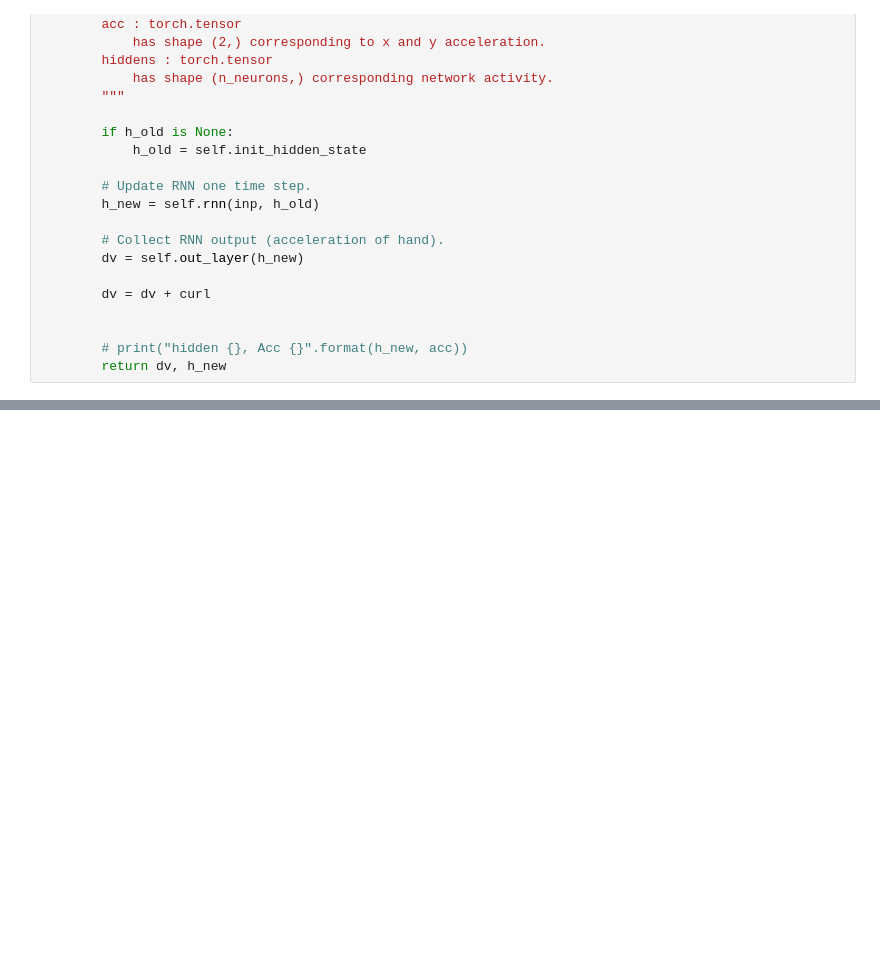
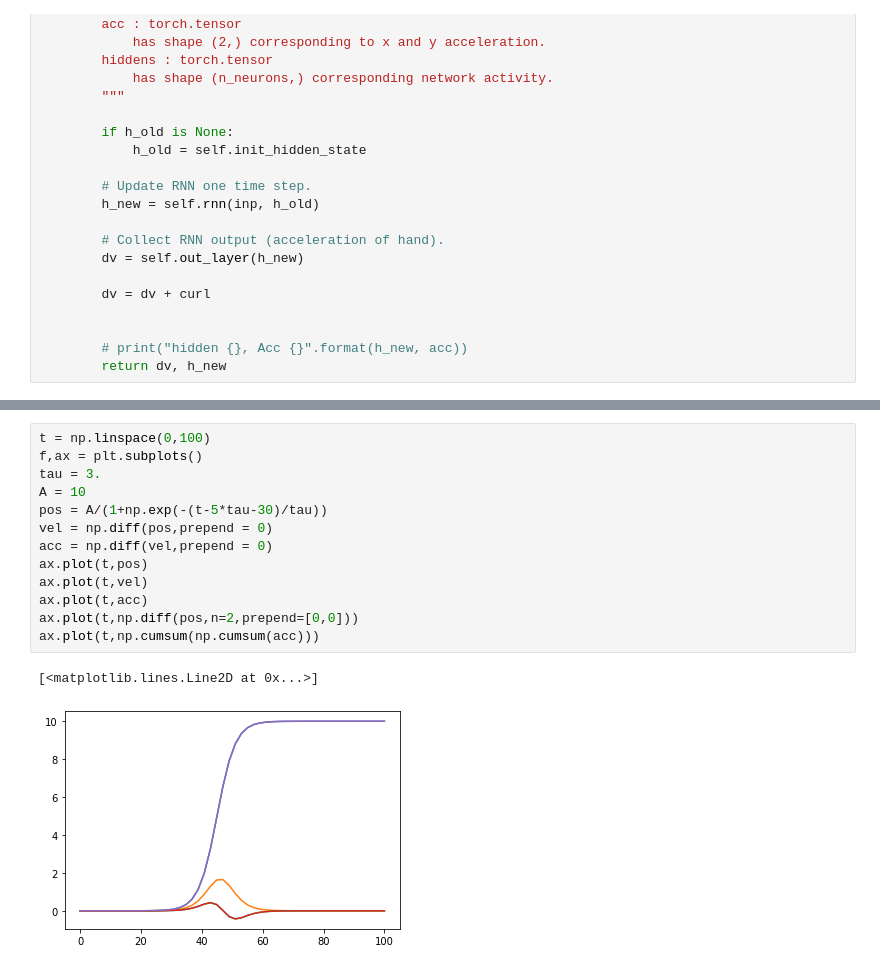
Before and after one commit to xlsun79/CS230Project, a Jupyter notebook: RNN_supervised.ipynb, the cells around one changed output, grey strips where cells are left out. Drawn from its saved outputs; the diff is of its cells as text; blank space fills up the shorter version.

```diff
--- a/RNN_supervised.ipynb
+++ b/RNN_supervised.ipynb
@@ -143,0 +179,16 @@ class GenerateInputTargetTimeseries():
+# %%
+t = np.linspace(0,100)
+f,ax = plt.subplots()
+tau = 3.
+A = 10
+pos = A/(1+np.exp(-(t-5*tau-30)/tau))
+vel = np.diff(pos,prepend = 0)
+acc = np.diff(vel,prepend = 0)
+ax.plot(t,pos)
+ax.plot(t,vel)
+ax.plot(t,acc)
+ax.plot(t,np.diff(pos,n=2,prepend=[0,0]))
+ax.plot(t,np.cumsum(np.cumsum(acc)))
+# %% [output]
+[<matplotlib.lines.Line2D at 0x...>]
+[figure, added]
```
Also changed, not shown: parts of 6 cells of this notebook, 1 other file.
